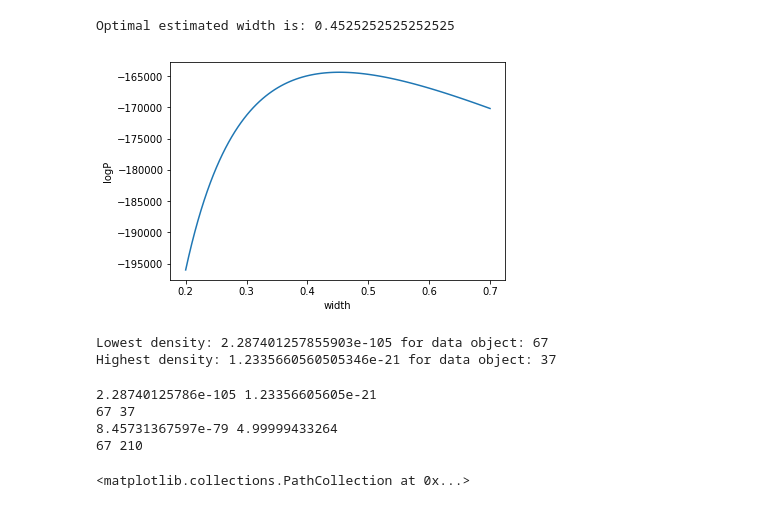
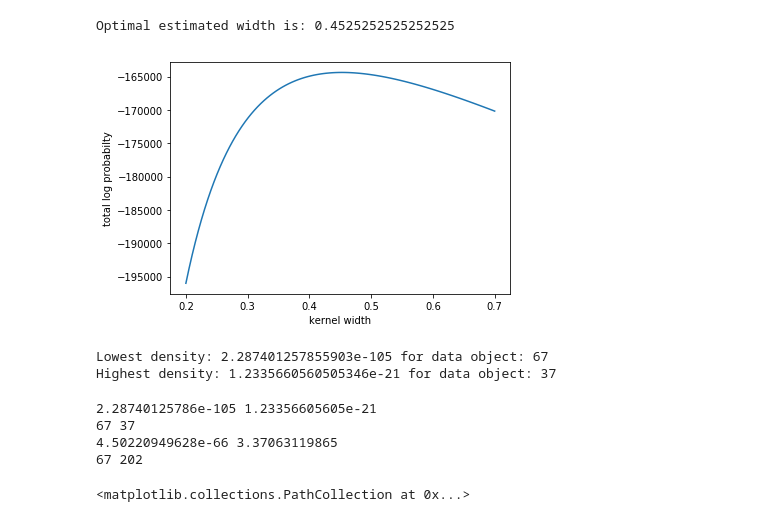
Before and after one commit to ShawnHouCHN/Introduction-to-Machine-Learning-and-Data-Mining-E17, a Jupyter notebook: Project3/Outliers.ipynb, the cells around one changed output. Saved outputs shown, nothing was run; the diff lists cells and outputs as text; code cells hidden in the pictures.

```diff
--- a/Project3/Outliers.ipynb
+++ b/Project3/Outliers.ipynb
@@ -28,11 +28,12 @@ print('Optimal estimated width is: {0}'.format(width))
 Optimal estimated width is: 0.4525252525252525
 # %%
 plt.plot(widths, logP)
-plt.xlabel('width')
-plt.ylabel('logP')
+plt.xlabel('kernel width')
+plt.ylabel('total log probabilty')
+plt.tight_layout()
 plt.savefig('kernel_width.pdf')
 # %% [output]
-[figure, old version]
+[figure, new version]
 # %%
 # Estimate density for each observation not including the observation
 # itself in the density estimate
@@ -52,7 +53,7 @@ print('Highest density: {0} for data object: {1}'.format(np.max(density_kernel),
 Lowest density: 2.287401257855903e-105 for data object: 67
 Highest density: 1.2335660560505346e-21 for data object: 37
 # %%
-K = 5
+K = 1
 knn = neighbors.NearestNeighbors(n_neighbors = K)
 knn.fit(df)
 dist, ind = knn.kneighbors()
@@ -66,8 +67,8 @@ print (np.argmin(ard), np.argmax(ard))
 # %% [output]
 2.28740125786e-105 1.23356605605e-21
 67 37
-8.45731367597e-79 4.99999433264
-67 210
+4.50220949628e-66 3.37063119865
+67 202
 # %%
 Ks = np.zeros(len(df))
 maxK = 10
```
Also changed, not shown: parts of 11 cells of this notebook.
